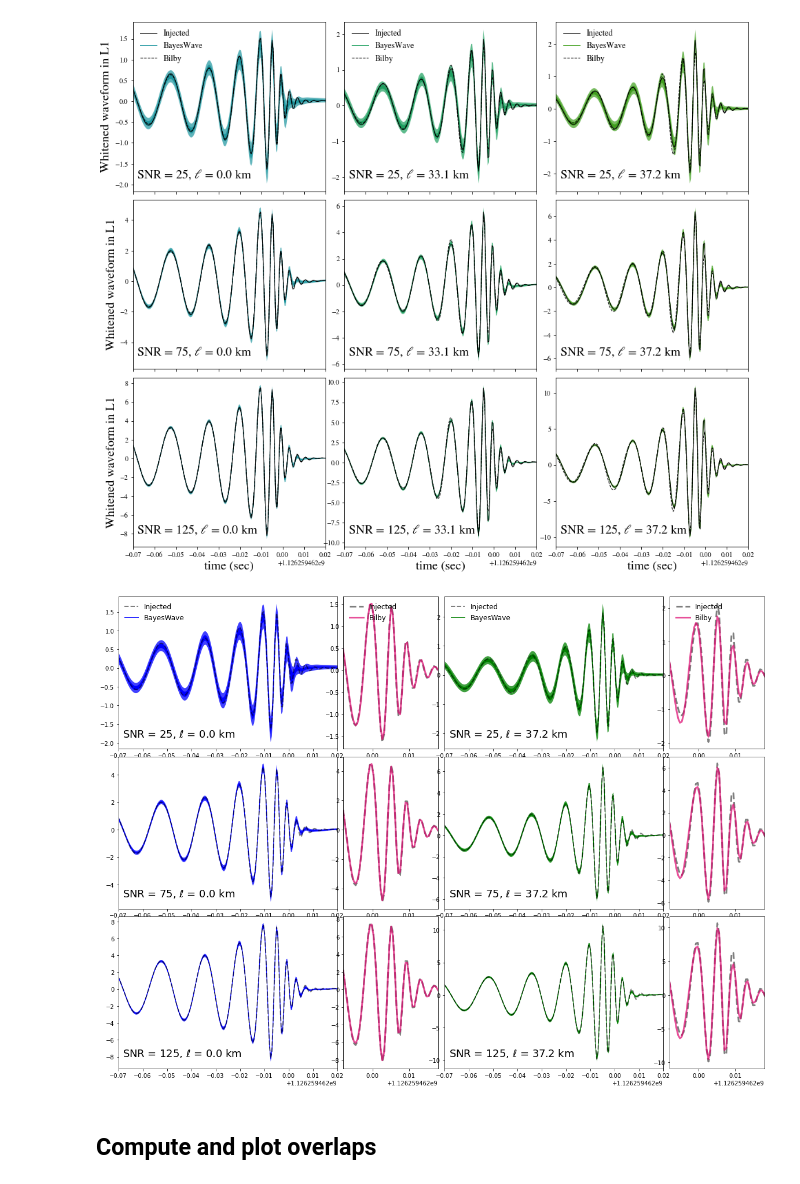
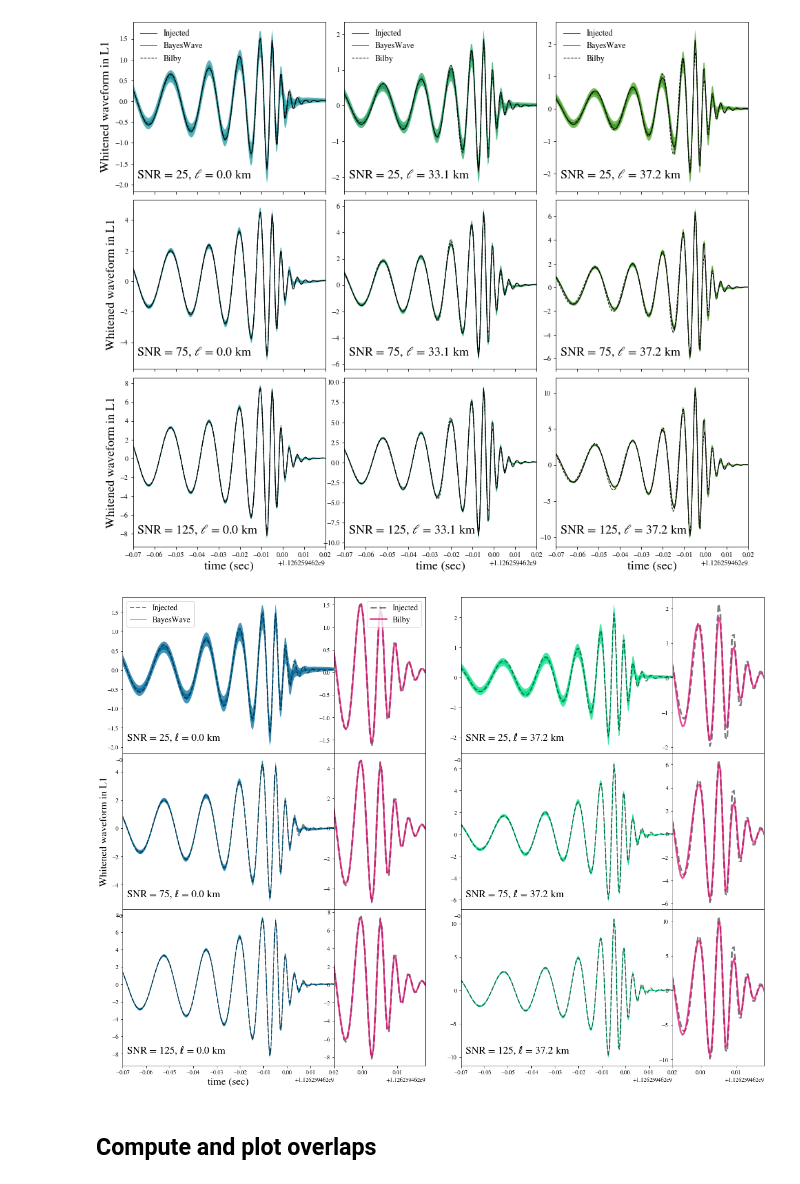
Before and after one commit to mariaokounkova/BeyondGRAnalysis, a Jupyter notebook: BayeswaveAnalysis.ipynb, the cells around one changed output. Saved outputs shown, nothing was run; the diff lists cells and outputs as text; code cells hidden in the pictures.

Commit message:
BayesWaveAnalysis: Update the reconstruction plot

```diff
--- a/BayeswaveAnalysis.ipynb
+++ b/BayeswaveAnalysis.ipynb
@@ -19,8 +19,8 @@ from ipynb.fs.full.Auxiliary import SubtractPeakTime, EllinKm, ComputeOverlap, C
 
 #rc('text', usetex=True)
 # Plot parameters
-# matplotlib.rcParams['mathtext.fontset'] = 'stix'
-# matplotlib.rcParams['font.family'] = 'STIXGeneral'
+#matplotlib.rcParams['mathtext.fontset'] = 'stix'
+matplotlib.rcParams['font.family'] = 'STIXGeneral'
 # matplotlib.rcParams['axes.labelsize'] = 24
 # matplotlib.rcParams['xtick.labelsize'] = 30
 # matplotlib.rcParams['ytick.labelsize'] = 30
@@ -225,7 +225,7 @@ def PlotReconData(p, ax1, ax2, color, det = "H1", label = "", legend = False):
     ## Plot injected data
     time, data = GetBWInjectedData(p, det = det)
     ax1.plot(time, data, '--', color='black', lw = 2.0, alpha=0.5,  label = 'Injected')
-    ax2.plot(time, data, '--', color='black', lw = 3.0, alpha=0.5,  label = 'Injected')
+    ax2.plot(time, data, '--', color='black', lw = 3.0, alpha=0.5, label = 'Injected')
 
     ## Plot Bilby reconstruction
     time, data = GetBilbyData(p, det = det)
@@ -251,8 +251,8 @@ def PlotReconData(p, ax1, ax2, color, det = "H1", label = "", legend = False):
         order = [1,0]
 
         # add legend to plot
-        ax1.legend([handles[idx] for idx in order],[labels[idx] for idx in order], frameon=False, fontsize=12, loc='upper left')
-        ax2.legend(frameon=False, fontsize=12, loc='upper left')
+        ax1.legend([handles[idx] for idx in order],[labels[idx] for idx in order], frameon=True, fontsize=14, loc='upper left')
+        ax2.legend(frameon=True, fontsize=14, loc='upper right')
 
 
 def BWPlotsOne():
@@ -263,56 +263,64 @@ def BWPlotsOne():
 
     fig = plt.figure(figsize=(20, 15))
 
-    gs = gridspec.GridSpec(3, 4, width_ratios=[3, 1.3, 3,1.3], height_ratios=[1,1,1])
-    gs.update(wspace=0.04, hspace=0.05)
+    gs = gridspec.GridSpec(3, 5, width_ratios=[3, 1.3, 0.5, 3,1.3], height_ratios=[1,1,1])
+    gs.update(wspace=0.0, hspace=0.0)
 
     ax00 = plt.subplot(gs[0])
     ax01 = plt.subplot(gs[1])
-    ax02 = plt.subplot(gs[2])
-    ax03 = plt.subplot(gs[3])
+    ax02 = plt.subplot(gs[3])
+    ax03 = plt.subplot(gs[4])
 
-    ax10 = plt.subplot(gs[4])
-    ax11 = plt.subplot(gs[5])
-    ax12 = plt.subplot(gs[6])
-    ax13 = plt.subplot(gs[7])
+    ax10 = plt.subplot(gs[5])
+    ax11 = plt.subplot(gs[6])
+    ax12 = plt.subplot(gs[8])
+    ax13 = plt.subplot(gs[9])
 
-    ax20 = plt.subplot(gs[8])
-    ax21 = plt.subplot(gs[9])
-    ax22 = plt.subplot(gs[10])
-    ax23 = plt.subplot(gs[11])
+    ax20 = plt.subplot(gs[10])
+    ax21 = plt.subplot(gs[11])
+    ax22 = plt.subplot(gs[13])
+    ax23 = plt.subplot(gs[14])
+
+    ## Fake subplots to create space
+    axt0 = plt.subplot(gs[2])
+    axt1 = plt.subplot(gs[7])
+    axt2 = plt.subplot(gs[12])
+
+    for ax in [axt0, axt1, axt2]:
+        ax.axis('off')
 
     mass = 68.0 ## Injected mass
 
     ell = "0p0"
-    color = 'blue'
+    color = '#0b71a1'
     PlotReconData(base_dir + "dCS_" + ell + "_25", ax00, ax01, color, det = det, \
                    label = r'SNR = 25, $\ell$ = %.1f km' % EllinKm(ell, mass), legend = True)
     PlotReconData(base_dir + "dCS_" + ell + "_75", ax10, ax11, color, det = det, \
                    label = r'SNR = 75, $\ell$ = %.1f km' % EllinKm(ell, mass), legend = False)
     PlotReconData(base_dir + "dCS_" + ell + "_125", ax20, ax21, color, det = det, \
                    label = r'SNR = 125, $\ell$ = %.1f km' % EllinKm(ell, mass), legend = False)
 
     ell = "0p37"
-    color = 'green'
+    color = '#0be08b'
     PlotReconData(base_dir + "dCS_" + ell + "_25", ax02, ax03, color, det = det, \
-                   label = r'SNR = 25, $\ell$ = %.1f km' % EllinKm(ell, mass), legend = True)
+                   label = r'SNR = 25, $\ell$ = %.1f km' % EllinKm(ell, mass), legend = False)
     PlotReconData(base_dir + "dCS_" + ell + "_75", ax12, ax13, color, det = det, \
                    label = r'SNR = 75, $\ell$ = %.1f km' % EllinKm(ell, mass), legend = False)
     PlotReconData(base_dir + "dCS_" + ell + "_125", ax22, ax23, color, det = det, \
                    label = r'SNR = 125, $\ell$ = %.1f km' % EllinKm(ell, mass), legend = False)
 
 
-    #ax.set_xlabel('time (sec)', fontsize = 18)
-    #ax.set_ylabel('Whitened waveform in ' + det, ha='center', labelpad = 4.0, rotation='vertical', fontsize=18)
+    ax20.set_xlabel('time (sec)', fontsize = 18)
+    ax10.set_ylabel('Whitened waveform in ' + det, ha='center', labelpad = 4.0, rotation='vertical', fontsize=18)
     #plt.subplots_adjust(wspace=0.0)
-    #fig.text(0.06, 0.5, 'Whitened waveform in ' + det, ha='center', va='center', rotation='vertical', fontsize=18)
+    #fig.text(1.0, 0.5, 'Whitened waveform in ' + det, ha='center', va='center', rotation='vertical', fontsize=18)
     #plt.savefig('Bayeswave.pdf')
     #plt.tight_layout()
     plt.show()
 
 BWPlotsOne()
 # %% [output]
-[figure, old version]
+[figure, new version]
 # %% [markdown]
 ## Compute and plot overlaps
 # %%
```
